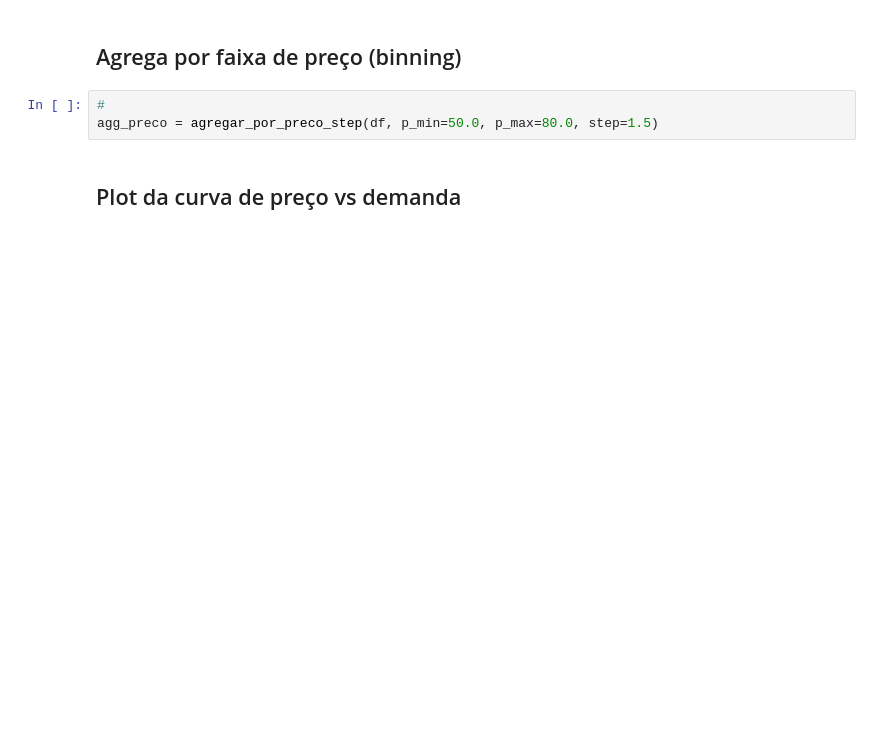
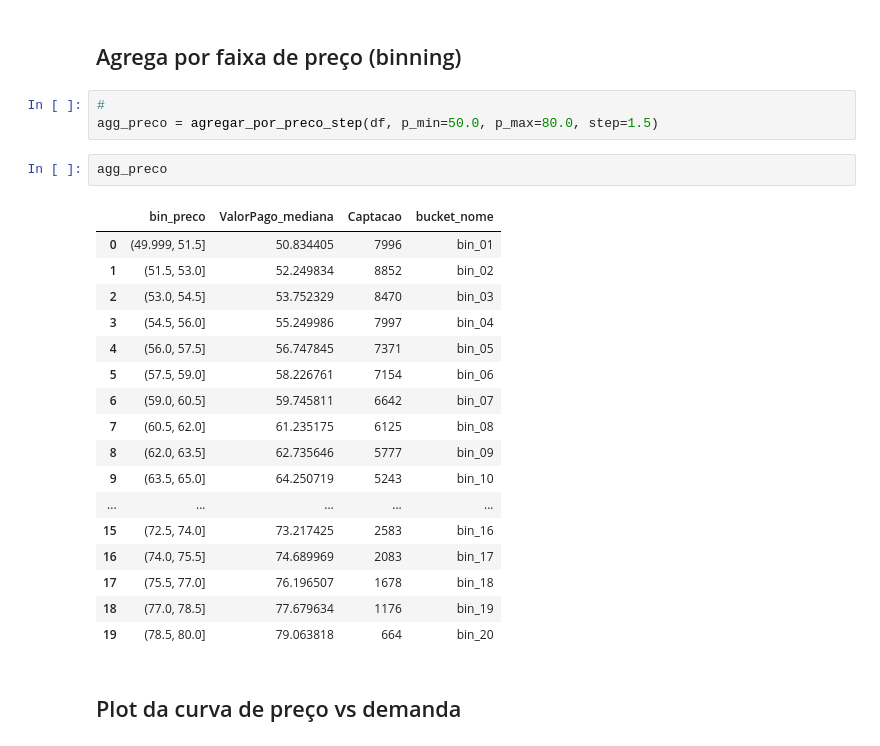
Before and after one commit to ozsp12/programacao_introducao, a Jupyter notebook: data_analytics_quick_dirty/precificacao_elasticidade.ipynb, the cells around one changed output. Saved outputs shown, nothing was run; the diff lists cells and outputs as text; blank space fills up the shorter version.

```diff
--- a/data_analytics_quick_dirty/precificacao_elasticidade.ipynb
+++ b/data_analytics_quick_dirty/precificacao_elasticidade.ipynb
@@ -304,6 +356,26 @@ df = adicionar_elasticidade_e_valor_futuro(df_preco, a=1.2, b=0.015, c=0.00012,
 # %%
 #
 agg_preco = agregar_por_preco_step(df, p_min=50.0, p_max=80.0, step=1.5)
+# %%
+agg_preco
+# %% [output]
+|  | bin_preco | ValorPago_mediana | Captacao | bucket_nome |
+| 0 | (49.999, 51.5] | 50.834405 | 7996 | bin_01 |
+| 1 | (51.5, 53.0] | 52.249834 | 8852 | bin_02 |
+| 2 | (53.0, 54.5] | 53.752329 | 8470 | bin_03 |
+| 3 | (54.5, 56.0] | 55.249986 | 7997 | bin_04 |
+| 4 | (56.0, 57.5] | 56.747845 | 7371 | bin_05 |
+| 5 | (57.5, 59.0] | 58.226761 | 7154 | bin_06 |
+| 6 | (59.0, 60.5] | 59.745811 | 6642 | bin_07 |
+| 7 | (60.5, 62.0] | 61.235175 | 6125 | bin_08 |
+| 8 | (62.0, 63.5] | 62.735646 | 5777 | bin_09 |
+| 9 | (63.5, 65.0] | 64.250719 | 5243 | bin_10 |
+| ... | ... | ... | ... | ... |
+| 15 | (72.5, 74.0] | 73.217425 | 2583 | bin_16 |
+| 16 | (74.0, 75.5] | 74.689969 | 2083 | bin_17 |
+| 17 | (75.5, 77.0] | 76.196507 | 1678 | bin_18 |
+| 18 | (77.0, 78.5] | 77.679634 | 1176 | bin_19 |
+| 19 | (78.5, 80.0] | 79.063818 | 664 | bin_20 |
 # %% [markdown]
 ## Plot da curva de preço vs demanda
 # %%
```
Also changed, not shown: parts of 14 cells of this notebook.
